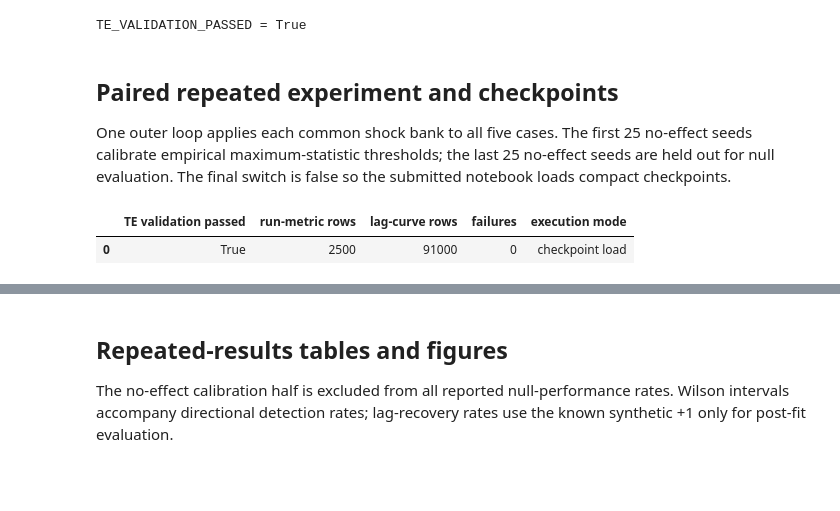
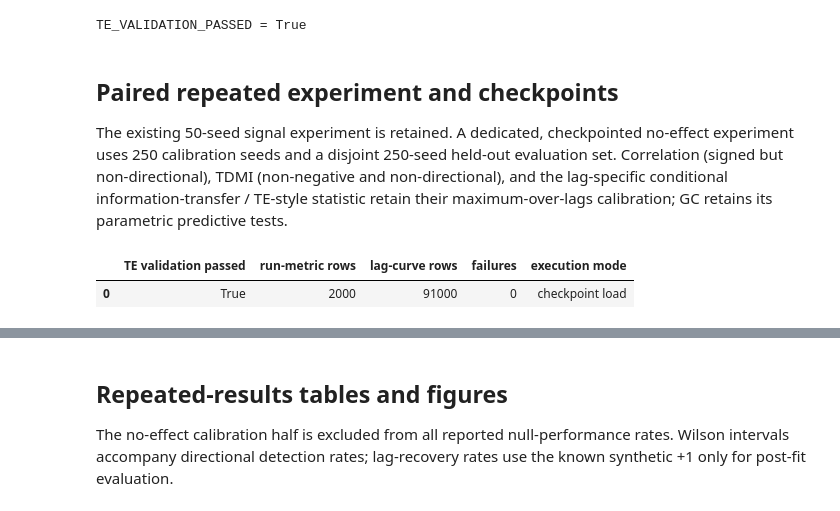
Before and after one commit to JivN24/HSBC-AN-RN, a Jupyter notebook: CODEWORK/Linus' Task Re-Do/11_dependence_and_causality_comparison.ipynb, the cells around one changed output, grey strips where cells are left out. Drawn from its saved outputs; the diff is of its cells as text; code cells hidden in the pictures; blank space fills up the shorter version.

```diff
--- a/CODEWORK/Linus' Task Re-Do/11_dependence_and_causality_comparison.ipynb
+++ b/CODEWORK/Linus' Task Re-Do/11_dependence_and_causality_comparison.ipynb
@@ -299,7 +299,7 @@ for case_name in results:
             if order == 1:
                 exact_evidence = bool(forward.significant_5pct)
                 direct_evidence = bool(forward.significant_5pct)
-                unique_lag = 'p=1 forward predictive test; structural lag not established'
+                unique_lag = 'p=1 forward predictive test; direct model-imposed lag not established'
             else:
                 exact_evidence = 'not assessed by joint p=13 test'
                 direct_evidence = bool(forward.significant_5pct)
@@ -502,7 +502,7 @@ TE_VALIDATION_PASSED = True
 # %% [markdown]
 ## Paired repeated experiment and checkpoints
 
-One outer loop applies each common shock bank to all five cases. The first 25 no-effect seeds calibrate empirical maximum-statistic thresholds; the last 25 no-effect seeds are held out for null evaluation. The final switch is false so the submitted notebook loads compact checkpoints.
+The existing 50-seed signal experiment is retained. A dedicated, checkpointed no-effect experiment uses 250 calibration seeds and a disjoint 250-seed held-out evaluation set. Correlation (signed but non-directional), TDMI (non-negative and non-directional), and the lag-specific conditional information-transfer / TE-style statistic retain their maximum-over-lags calibration; GC retains its parametric predictive tests.
 # %%
 from datetime import datetime, timezone
 from pathlib import Path
@@ -511,9 +511,7 @@ import json
 
 N_REPEATED_SEEDS = 50
 REPEATED_SEEDS = list(range(20260726, 20260726 + N_REPEATED_SEEDS))
-CALIBRATION_SEEDS = set(REPEATED_SEEDS[:25])
-NULL_EVALUATION_SEEDS = set(REPEATED_SEEDS[25:])
-RUN_FINAL_REPEATED_EXPERIMENT = False
+REUSE_SIGNAL_CHECKPOINT = True
 RESULTS_DIR_11 = Path('notebook11_results')
 RESULTS_DIR_11.mkdir(exist_ok=True)
 CONFIG_PATH = RESULTS_DIR_11 / 'experiment_config.json'
@@ -604,31 +602,7 @@ def run_seed_case(case_name, config, schedule, functions, seed, shock_bank):
     return metric_rows, curve_rows, perf_counter() - started
 
 
-def apply_thresholds(metrics):
-    metrics = metrics.copy()
-    thresholds = {}
-    empirical_methods = ['Lagged correlation', 'TDMI'] + (['Transfer entropy'] if TE_VALIDATION_PASSED else [])
-    calibration = metrics.loc[(metrics.case_name.eq('No effect (n=1)')) & (metrics.seed.isin(CALIBRATION_SEEDS))]
-    for method in empirical_methods:
-        for transformation in ['levels', 'changes']:
-            subset = calibration.loc[(calibration.method.eq(method)) & (calibration.transformation.eq(transformation))]
-            thresholds[(method, transformation, 'forward')] = float(subset.forward_statistic.quantile(.95))
-            thresholds[(method, transformation, 'reverse')] = float(subset.reverse_statistic.quantile(.95))
-    for index, row in metrics.iterrows():
-        if row.method in empirical_methods:
-            forward_threshold = thresholds[(row.method, row.transformation, 'forward')]
-            reverse_threshold = thresholds[(row.method, row.transformation, 'reverse')]
-            metrics.loc[index, 'forward_threshold_or_pvalue'] = forward_threshold
-            metrics.loc[index, 'reverse_threshold_or_pvalue'] = reverse_threshold
-            metrics.loc[index, 'forward_detected'] = row.forward_statistic > forward_threshold
-            metrics.loc[index, 'reverse_detected'] = row.reverse_statistic > reverse_threshold
-        forward = bool(metrics.loc[index, 'forward_detected'])
-        reverse = bool(metrics.loc[index, 'reverse_detected'])
-        metrics.loc[index, 'directional_classification'] = 'forward only' if forward and not reverse else 'bidirectional' if forward and reverse else 'reverse only' if reverse else 'neither'
-    return metrics, thresholds
-
-
-if RUN_FINAL_REPEATED_EXPERIMENT:
+if not REUSE_SIGNAL_CHECKPOINT:
     all_metrics, all_curves, failure_rows = [], [], []
     for seed in REPEATED_SEEDS:
         common_shock_bank = make_shock_bank(dense, seed=seed)
@@ -639,45 +613,47 @@ if RUN_FINAL_REPEATED_EXPERIMENT:
                 all_curves.extend(curves)
             except Exception as exc:
                 failure_rows.append({'case_name': case_name, 'seed': seed, 'exception_type': type(exc).__name__, 'exception_message': str(exc), 'warning_status': 'case failed; no silent skip'})
-    run_metrics, empirical_thresholds = apply_thresholds(pd.DataFrame(all_metrics))
+    raise RuntimeError('The retired mixed 50-seed null calibration path is disabled; use the dedicated 250/250 checkpointed null calibration below.')
     lag_curves = pd.DataFrame(all_curves)
     failures = pd.DataFrame(failure_rows, columns=['case_name', 'seed', 'exception_type', 'exception_message', 'warning_status'])
     te_validation.to_csv(VALIDATION_PATH, index=False)
     run_metrics.to_csv(METRICS_PATH, index=False)
     lag_curves.to_csv(CURVES_PATH, index=False)
     failures.to_csv(FAILURES_PATH, index=False)
-    experiment_config = {'notebook_name': '11_dependence_and_causality_comparison.ipynb', 'seed_list': REPEATED_SEEDS, 'case_registry': case_registry.to_dict('records'), 'lag_grids': {'correlation_tdmi': LAGS, 'transfer_entropy': TE_LAGS}, 'te_settings': {'bins': N_TE_BINS, 'validation_passed': TE_VALIDATION_PASSED}, 'validation_settings': {'seeds': N_TE_VALIDATION_SEEDS, 'surrogates': N_TE_VALIDATION_SURROGATES, 'alpha': TE_VALIDATION_ALPHA}, 'calibration_seed_split': {'calibration': sorted(CALIBRATION_SEEDS), 'held_out': sorted(NULL_EVALUATION_SEEDS)}, 'empirical_thresholds': {str(key): value for key, value in empirical_thresholds.items()}}
+    experiment_config = {'notebook_name': '11_dependence_and_causality_comparison.ipynb', 'seed_list': REPEATED_SEEDS, 'case_registry': case_registry.to_dict('records')}
     CONFIG_PATH.write_text(json.dumps(experiment_config, indent=2, default=str), encoding='utf-8')
     manifest = {'notebook_name': experiment_config['notebook_name'], 'creation_timestamp_utc': datetime.now(timezone.utc).isoformat(), 'seed_list': REPEATED_SEEDS, 'case_registry': experiment_config['case_registry'], 'lag_grids': experiment_config['lag_grids'], 'te_settings': experiment_config['te_settings'], 'validation_settings': experiment_config['validation_settings'], 'calibration_seed_split': experiment_config['calibration_seed_split'], 'row_counts': {'te_validation': len(te_validation), 'run_metrics': len(run_metrics), 'lag_curves': len(lag_curves), 'failures': len(failures)}, 'failure_count': len(failures), 'te_validation_passed': TE_VALIDATION_PASSED}
     MANIFEST_PATH.write_text(json.dumps(manifest, indent=2, default=str), encoding='utf-8')
 else:
     required_paths = [CONFIG_PATH, VALIDATION_PATH, METRICS_PATH, CURVES_PATH, FAILURES_PATH, MANIFEST_PATH]
     missing_paths = [str(path) for path in required_paths if not path.exists()]
     if missing_paths:
-        raise FileNotFoundError('Run once with RUN_FINAL_REPEATED_EXPERIMENT=True to create checkpoints: ' + ', '.join(missing_paths))
+        raise FileNotFoundError('Missing retained signal checkpoints: ' + ', '.join(missing_paths))
     experiment_config = json.loads(CONFIG_PATH.read_text(encoding='utf-8'))
     te_validation = pd.read_csv(VALIDATION_PATH)
-    run_metrics = pd.read_csv(METRICS_PATH)
+    legacy_signal_path = RESULTS_DIR_11 / 'signal_raw_statistics.csv'
+    run_metrics = pd.read_csv(legacy_signal_path) if legacy_signal_path.exists() else pd.read_csv(METRICS_PATH)
     lag_curves = pd.read_csv(CURVES_PATH)
     failures = pd.read_csv(FAILURES_PATH)
     manifest = json.loads(MANIFEST_PATH.read_text(encoding='utf-8'))
     empirical_thresholds = experiment_config['empirical_thresholds']
 
 empirical_mask = run_metrics.method.isin(['Lagged correlation', 'TDMI', 'Transfer entropy'])
 run_metrics.loc[empirical_mask, 'direct_window_recovery'] = run_metrics.loc[empirical_mask, 'global_peak_lag'].isin(DIRECT_LAGS)
 gc13_mask = run_metrics.method.eq('Granger causality p=13')
 run_metrics.loc[gc13_mask, ['exact_plus_1_recovery', 'global_peak_lag', 'direct_window_peak_lag', 'outside_direct_window_peak']] = np.nan
 run_metrics.to_csv(METRICS_PATH, index=False)
 
 assert set(run_metrics.case_name).issubset(set(case_registry['case name']))
 assert not run_metrics.duplicated(['case_name', 'seed', 'method', 'transformation']).any()
 included_methods = 5 if TE_VALIDATION_PASSED else 4
 expected_metric_rows = len(plan) * len(REPEATED_SEEDS) * 2 * included_methods
-assert len(run_metrics) + len(failures) * 2 * included_methods == expected_metric_rows
-assert run_metrics[['case_name', 'seed']].drop_duplicates().shape[0] + len(failures) == len(plan) * len(REPEATED_SEEDS)
+expected_signal_metric_rows = (len(plan)-1) * len(REPEATED_SEEDS) * 2 * included_methods
+assert len(run_metrics) + len(failures) * 2 * included_methods in {expected_metric_rows, expected_signal_metric_rows}
+assert run_metrics[['case_name', 'seed']].drop_duplicates().shape[0] + len(failures) in {len(plan) * len(REPEATED_SEEDS), (len(plan)-1) * len(REPEATED_SEEDS)}
 if TE_VALIDATION_PASSED and failures.empty:
-    assert len(run_metrics) == 2500
-display(pd.DataFrame([{'TE validation passed': TE_VALIDATION_PASSED, 'run-metric rows': len(run_metrics), 'lag-curve rows': len(lag_curves), 'failures': len(failures), 'execution mode': 'run' if RUN_FINAL_REPEATED_EXPERIMENT else 'checkpoint load'}]))
+    assert len(run_metrics) in {2500, 2000}
+display(pd.DataFrame([{'TE validation passed': TE_VALIDATION_PASSED, 'run-metric rows': len(run_metrics), 'lag-curve rows': len(lag_curves), 'failures': len(failures), 'execution mode': 'checkpoint load'}]))
 # %% [output]
 |  | TE validation passed | run-metric rows | lag-curve rows | failures | execution mode |
-| 0 | True | 2500 | 91000 | 0 | checkpoint load |
+| 0 | True | 2000 | 91000 | 0 | checkpoint load |
```
Also changed, not shown: parts of 7 cells of this notebook, 57 other files.
